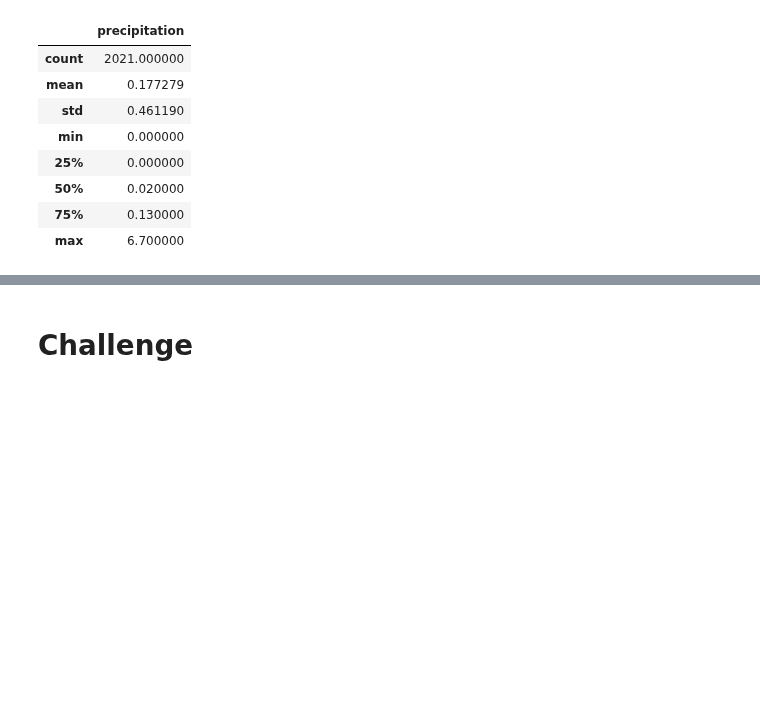
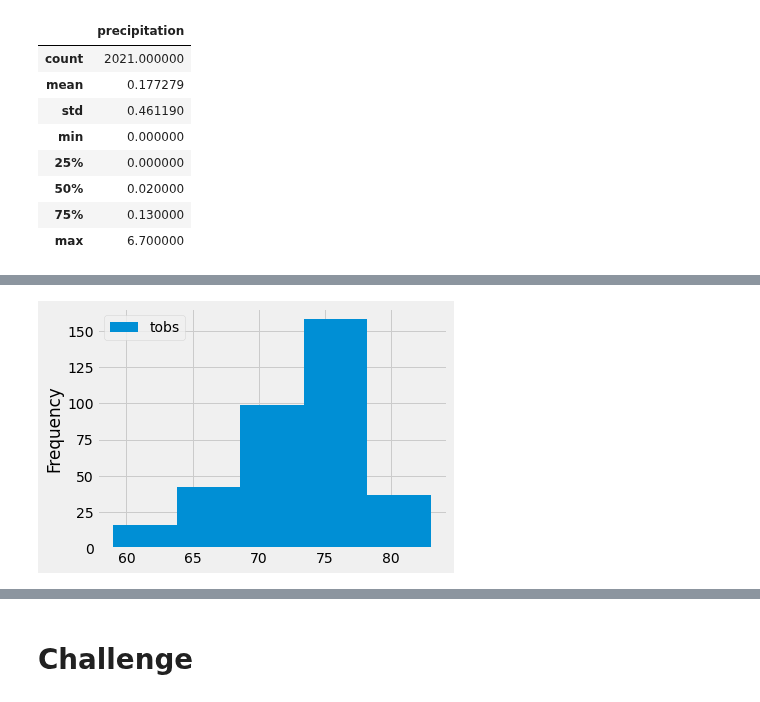
Before and after one commit to chocoplace/surfs_up, a Jupyter notebook: climate_analysis.ipynb, the cells around one changed output, grey strips where cells are left out. Drawn from its saved outputs; the diff is of its cells as text; code cells hidden in the pictures; blank space fills up the shorter version.

```diff
--- a/climate_analysis.ipynb
+++ b/climate_analysis.ipynb
@@ -112,0 +165,6 @@ df.describe()
+# %%
+#Plot the Temperature Observations to 5
+df.plot.hist(bins=5)
+plt.tight_layout()
+# %% [output]
+[figure, added]
```
Also changed, not shown: parts of 7 cells of this notebook.
